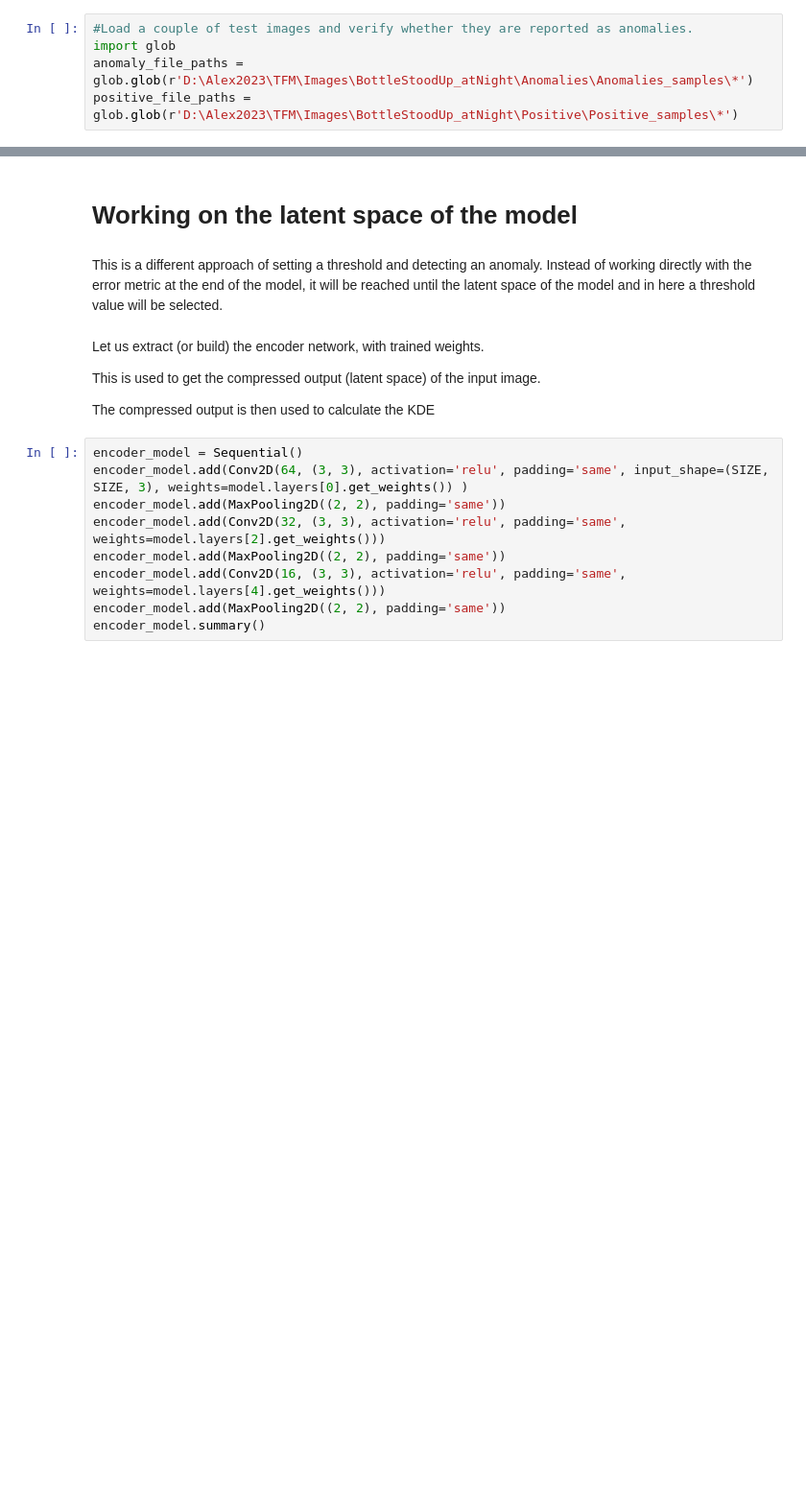
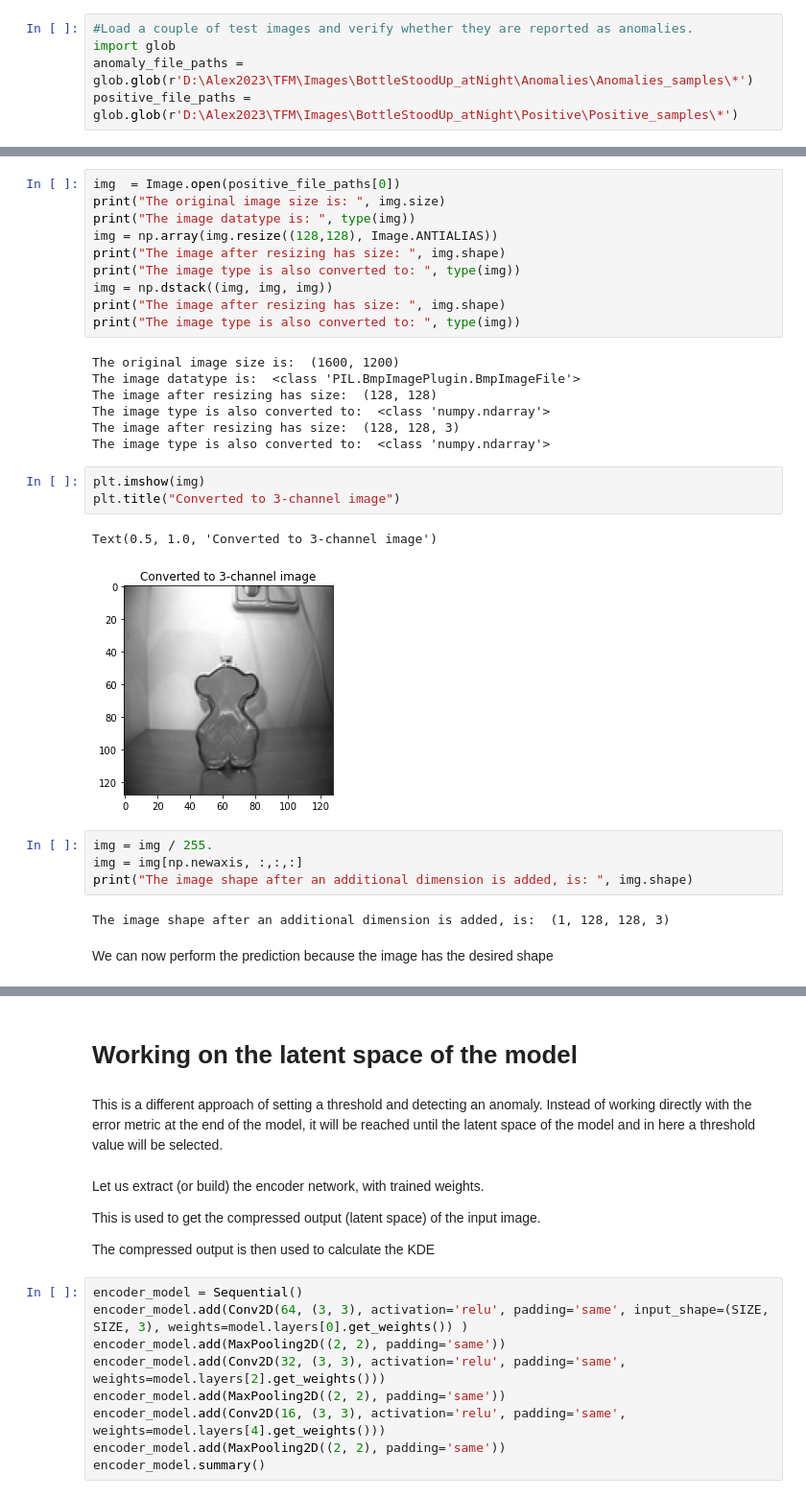
Before and after one commit to AlexCC93/BottlesAnomalies_TFM, a Jupyter notebook: TFM_Autoencoder/InHomeLaptop.ipynb, the cells around one changed output, grey strips where cells are left out. Shown at 96% size. Cells and saved outputs as stored; diff of their text form; blank space fills up the shorter version.

```diff
--- a/TFM_Autoencoder/InHomeLaptop.ipynb
+++ b/TFM_Autoencoder/InHomeLaptop.ipynb
@@ -605,0 +674,31 @@ for j in range(1):                        # Itertaing over ONLY the first batch
+# %%
+img  = Image.open(positive_file_paths[0])
+print("The original image size is: ", img.size)
+print("The image datatype is: ", type(img))
+img = np.array(img.resize((128,128), Image.ANTIALIAS))
+print("The image after resizing has size: ", img.shape)
+print("The image type is also converted to: ", type(img))
+img = np.dstack((img, img, img))
+print("The image after resizing has size: ", img.shape)
+print("The image type is also converted to: ", type(img))
+# %% [output]
+The original image size is:  (1600, 1200)
+The image datatype is:  <class 'PIL.BmpImagePlugin.BmpImageFile'>
+The image after resizing has size:  (128, 128)
+The image type is also converted to:  <class 'numpy.ndarray'>
+The image after resizing has size:  (128, 128, 3)
+The image type is also converted to:  <class 'numpy.ndarray'>
+# %%
+plt.imshow(img)
+plt.title("Converted to 3-channel image")
+# %% [output]
+Text(0.5, 1.0, 'Converted to 3-channel image')
+[figure, added]
+# %%
+img = img / 255.
+img = img[np.newaxis, :,:,:]
+print("The image shape after an additional dimension is added, is: ", img.shape)
+# %% [output]
+The image shape after an additional dimension is added, is:  (1, 128, 128, 3)
+# %% [markdown]
+We can now perform the prediction because the image has the desired shape
```
Also changed, not shown: parts of 227 cells of this notebook, 1 other file.
